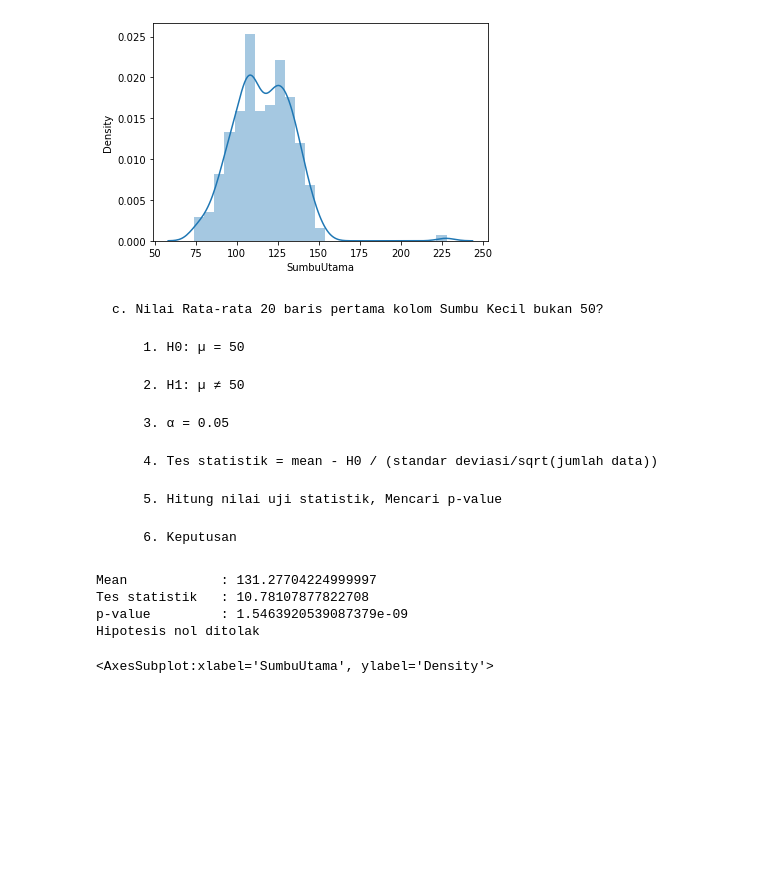
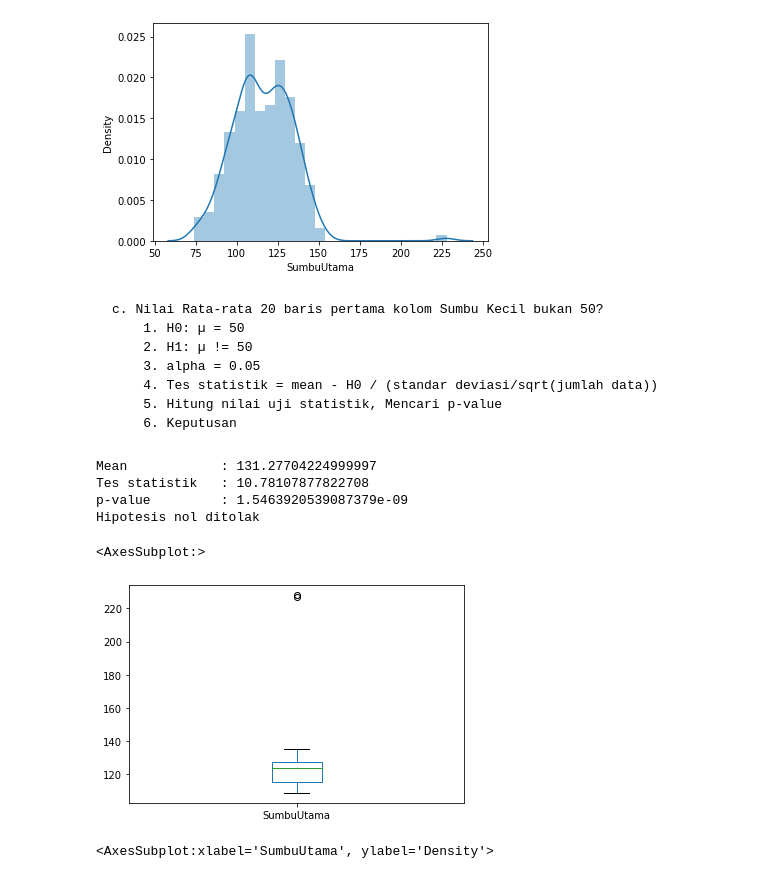
Before and after one commit to naufalsuryasumirat/Tubes_IF2220, a Jupyter notebook: src/K03-T1-IF2220-13519135.ipynb, the cells around one changed output. Drawn from its saved outputs; the diff is of its cells as text; code cells hidden in the pictures; blank space fills up the shorter version.

```diff
--- a/src/K03-T1-IF2220-13519135.ipynb
+++ b/src/K03-T1-IF2220-13519135.ipynb
@@ -568,17 +571,11 @@ seaborn.distplot(gandum["SumbuUtama"])
 [figure]
 # %% [markdown]
     c. Nilai Rata-rata 20 baris pertama kolom Sumbu Kecil bukan 50?
-
         1. H0: µ = 50
-
-        2. H1: µ ≠ 50
-
-        3. α = 0.05
-
+        2. H1: µ != 50
+        3. alpha = 0.05
         4. Tes statistik = mean - H0 / (standar deviasi/sqrt(jumlah data))
-
         5. Hitung nilai uji statistik, Mencari p-value
-
         6. Keputusan
 # %%
 # 4.c.4, 4.c.5, 4.c.6
@@ -590,6 +587,12 @@ Mean            : 131.27704224999997
 Tes statistik   : 10.78107877822708
 p-value         : 1.5463920539087379e-09
 Hipotesis nol ditolak
+# %%
+# Box plot 20 baris pertama kolom Sumbu Kecil
+first_twenty.plot(kind = 'box')
+# %% [output]
+<AxesSubplot:>
+[figure, added]
 # %%
 # Distribution plot 20 baris pertama Sumbu Kecil
 seaborn.distplot(first_twenty)
```
Also changed, not shown: parts of 18 cells of this notebook, 2 other files.
